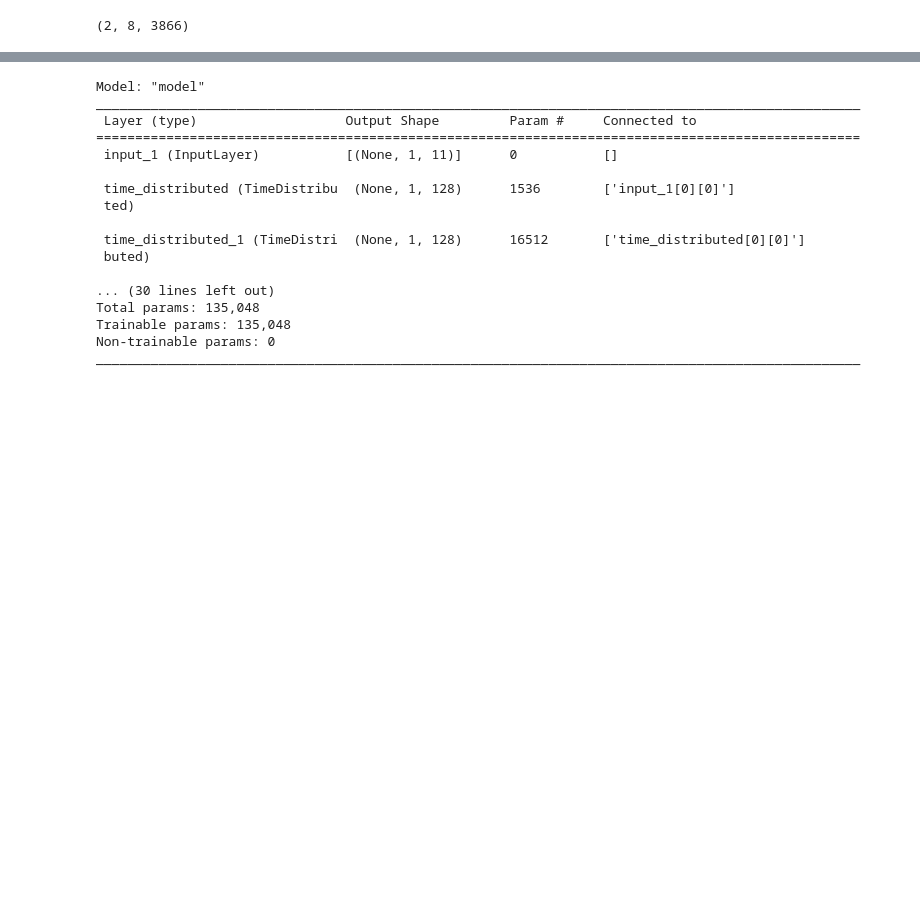
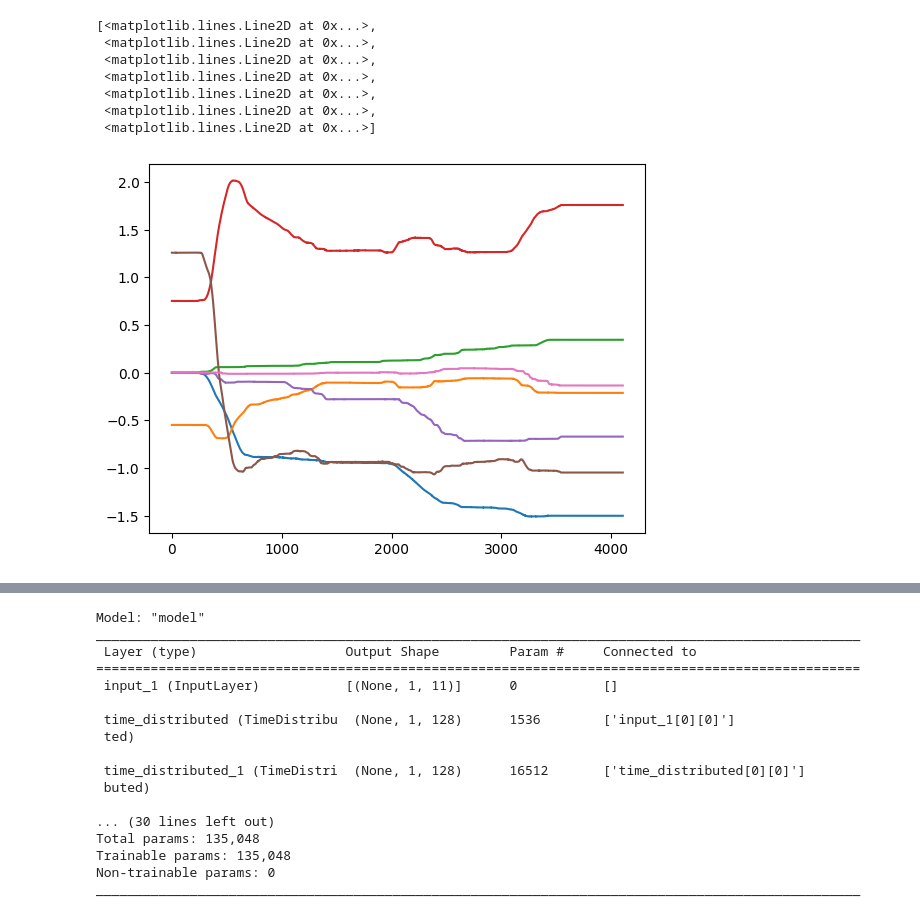
Before and after one commit to demet47/Cappuccino-Preparing-Robot-Baxter, a Jupyter notebook: Task Parameterization and Generalization.ipynb, the cells around one changed output, grey strips where cells are left out. Saved outputs shown, nothing was run; the diff lists cells and outputs as text; code cells hidden in the pictures; blank space fills up the shorter version.

```diff
--- a/Task Parameterization and Generalization.ipynb
+++ b/Task Parameterization and Generalization.ipynb
@@ -54,7 +62,14 @@ array([[0.57734376, 0.80859375],
 # %%
-plt.plot(train_joints[0,1,:])
+plt.plot(train_joints[5,:-1,:].T)
 # %% [output]
-(2, 8, 3866)
+[<matplotlib.lines.Line2D at 0x...>,
+ <matplotlib.lines.Line2D at 0x...>,
+ <matplotlib.lines.Line2D at 0x...>,
+ <matplotlib.lines.Line2D at 0x...>,
+ <matplotlib.lines.Line2D at 0x...>,
+ <matplotlib.lines.Line2D at 0x...>,
+ <matplotlib.lines.Line2D at 0x...>]
+[figure, added]
 # %%
 train_joints[:, :8, :]
 # %% [output]
```
Also changed, not shown: parts of 9 cells of this notebook.
